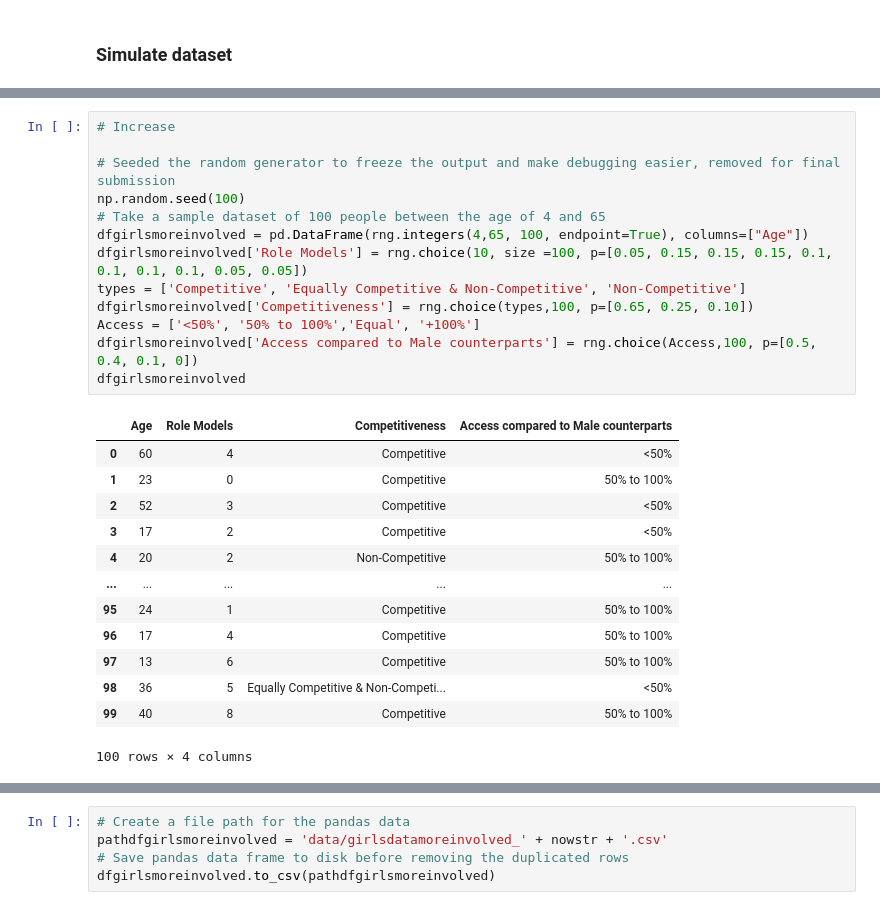
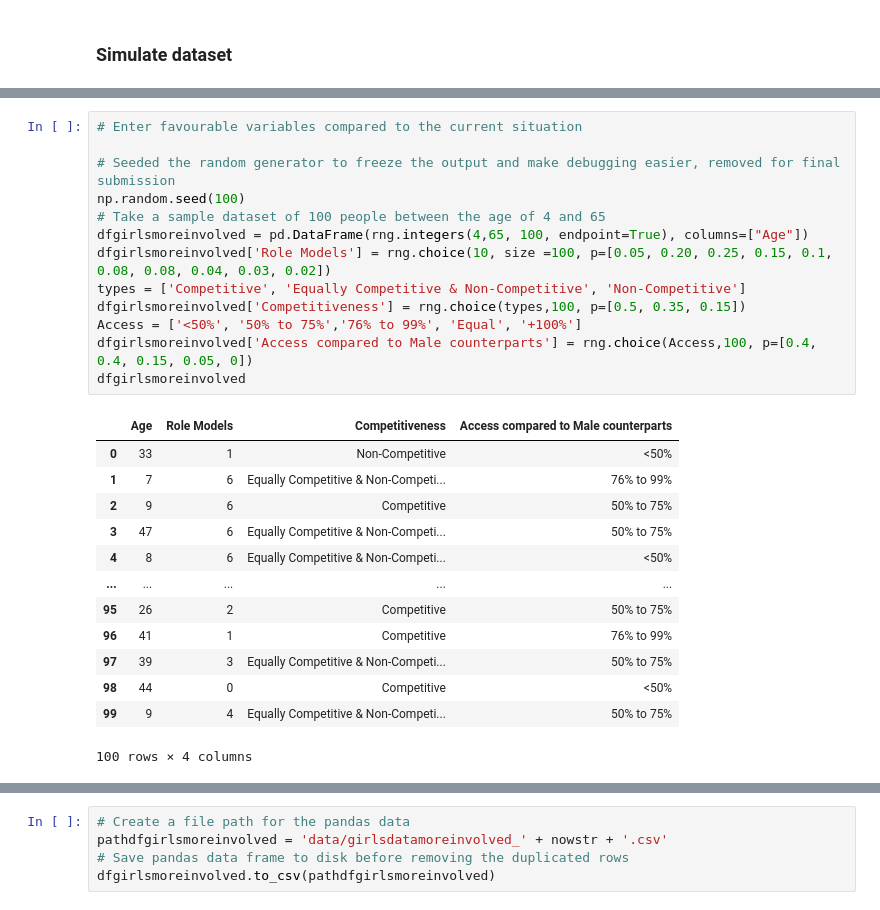
Before and after one commit to Michelleoc/programming-for-data-analysis-project, a Jupyter notebook: project.ipynb, the cells around one changed output, grey strips where cells are left out. Drawn from its saved outputs; the diff is of its cells as text.

```diff
--- a/project.ipynb
+++ b/project.ipynb
@@ -560,28 +608,28 @@ plt.show()
 # %%
-# Increase
+# Enter favourable variables compared to the current situation
 
 # Seeded the random generator to freeze the output and make debugging easier, removed for final submission
 np.random.seed(100)
 # Take a sample dataset of 100 people between the age of 4 and 65
 dfgirlsmoreinvolved = pd.DataFrame(rng.integers(4,65, 100, endpoint=True), columns=["Age"])
-dfgirlsmoreinvolved['Role Models'] = rng.choice(10, size =100, p=[0.05, 0.15, 0.15, 0.15, 0.1, 0.1, 0.1, 0.1, 0.05, 0.05])
+dfgirlsmoreinvolved['Role Models'] = rng.choice(10, size =100, p=[0.05, 0.20, 0.25, 0.15, 0.1, 0.08, 0.08, 0.04, 0.03, 0.02])
 types = ['Competitive', 'Equally Competitive & Non-Competitive', 'Non-Competitive']
-dfgirlsmoreinvolved['Competitiveness'] = rng.choice(types,100, p=[0.65, 0.25, 0.10])
-Access = ['<50%', '50% to 100%','Equal', '+100%']
-dfgirlsmoreinvolved['Access compared to Male counterparts'] = rng.choice(Access,100, p=[0.5, 0.4, 0.1, 0])
+dfgirlsmoreinvolved['Competitiveness'] = rng.choice(types,100, p=[0.5, 0.35, 0.15])
+Access = ['<50%', '50% to 75%','76% to 99%', 'Equal', '+100%']
+dfgirlsmoreinvolved['Access compared to Male counterparts'] = rng.choice(Access,100, p=[0.4, 0.4, 0.15, 0.05, 0])
 dfgirlsmoreinvolved
 # %% [output]
 |  | Age | Role Models | Competitiveness | Access compared to Male counterparts |
-| 0 | 60 | 4 | Competitive | <50% |
-| 1 | 23 | 0 | Competitive | 50% to 100% |
-| 2 | 52 | 3 | Competitive | <50% |
-| 3 | 17 | 2 | Competitive | <50% |
-| 4 | 20 | 2 | Non-Competitive | 50% to 100% |
+| 0 | 33 | 1 | Non-Competitive | <50% |
+| 1 | 7 | 6 | Equally Competitive & Non-Competi... | 76% to 99% |
+| 2 | 9 | 6 | Competitive | 50% to 75% |
+| 3 | 47 | 6 | Equally Competitive & Non-Competi... | 50% to 75% |
+| 4 | 8 | 6 | Equally Competitive & Non-Competi... | <50% |
 | ... | ... | ... | ... | ... |
-| 95 | 24 | 1 | Competitive | 50% to 100% |
-| 96 | 17 | 4 | Competitive | 50% to 100% |
-| 97 | 13 | 6 | Competitive | 50% to 100% |
-| 98 | 36 | 5 | Equally Competitive & Non-Competi... | <50% |
-| 99 | 40 | 8 | Competitive | 50% to 100% |
+| 95 | 26 | 2 | Competitive | 50% to 75% |
+| 96 | 41 | 1 | Competitive | 76% to 99% |
+| 97 | 39 | 3 | Equally Competitive & Non-Competi... | 50% to 75% |
+| 98 | 44 | 0 | Competitive | <50% |
+| 99 | 9 | 4 | Equally Competitive & Non-Competi... | 50% to 75% |
 100 rows × 4 columns
 # %%
```
Also changed, not shown: parts of 43 cells of this notebook, 6 other files.
